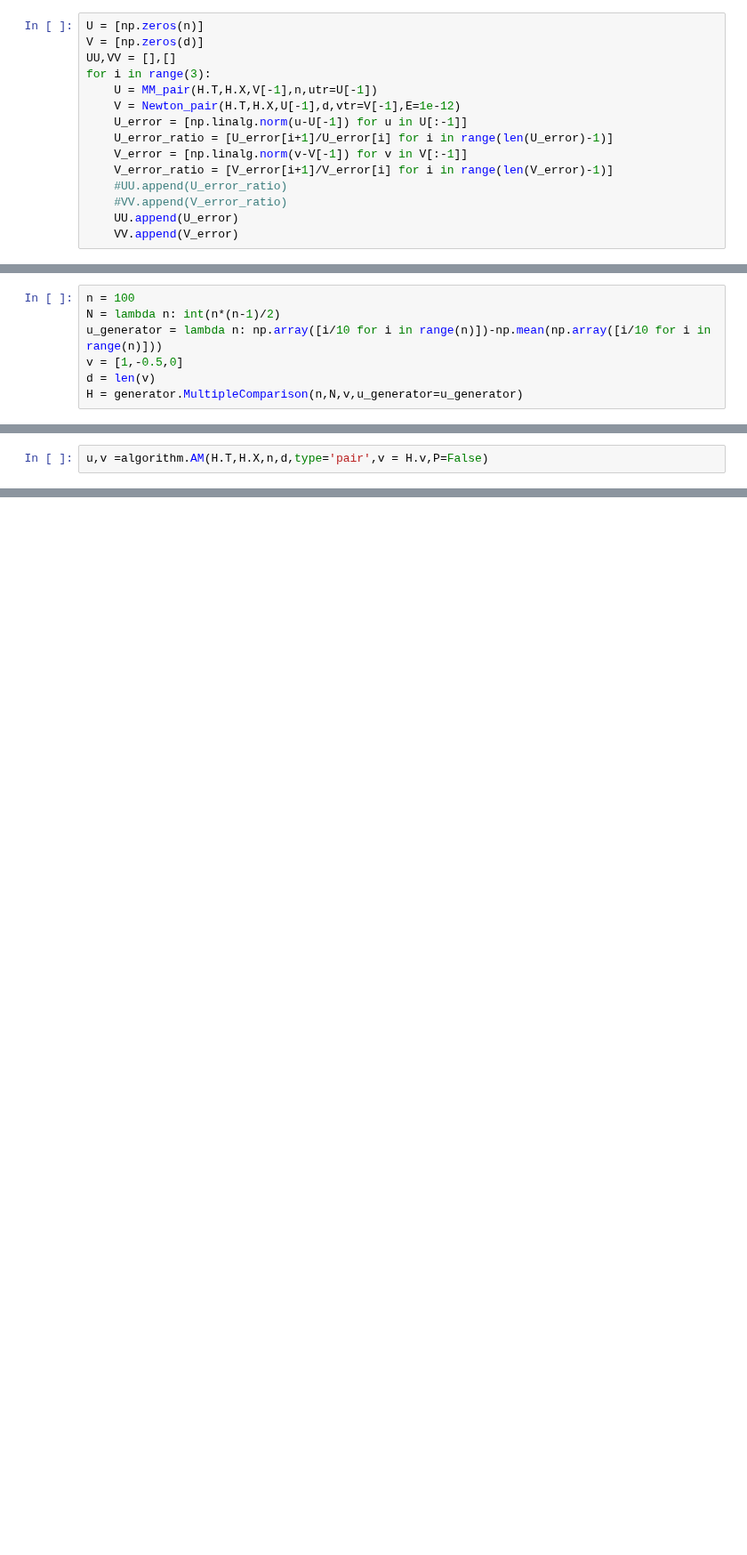
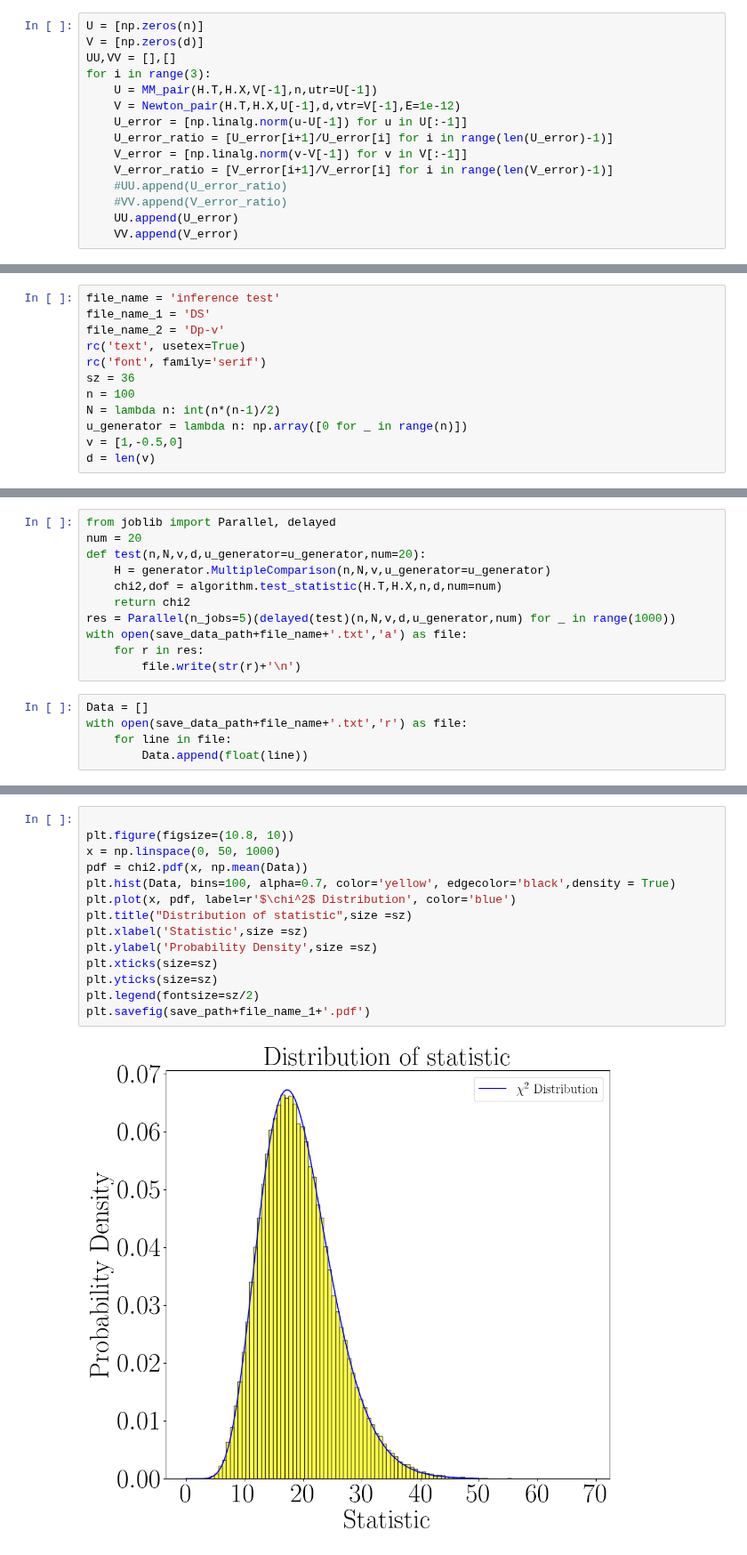
Before and after one commit to PinjunD/Statistical-ranking-with-dynamic-covariate, a Jupyter notebook: illustration.ipynb, the cells around one changed output, grey strips where cells are left out. Shown at 89% size. Cells and saved outputs as stored; diff of their text form; blank space fills up the shorter version.

```diff
--- a/illustration.ipynb
+++ b/illustration.ipynb
@@ -139,7 +139,12 @@ plt.show()
 # %%
+file_name = 'inference test'
+file_name_1 = 'DS'
+file_name_2 = 'Dp-v'
+rc('text', usetex=True)
+rc('font', family='serif')
+sz = 36
 n = 100
 N = lambda n: int(n*(n-1)/2)
-u_generator = lambda n: np.array([i/10 for i in range(n)])-np.mean(np.array([i/10 for i in range(n)]))
+u_generator = lambda n: np.array([0 for _ in range(n)])
 v = [1,-0.5,0]
 d = len(v)
-H = generator.MultipleComparison(n,N,v,u_generator=u_generator)
@@ -148,2 +150,0 @@ complete get edges: Num_Edges=4950, Num_Nodes = 100,m_lower = 2,m_upper = 2
-# %%
-u,v =algorithm.AM(H.T,H.X,n,d,type='pair',v = H.v,P=False)
@@ -161,0 +151,16 @@ Error:
+# %%
+from joblib import Parallel, delayed
+num = 20
+def test(n,N,v,d,u_generator=u_generator,num=20):
+    H = generator.MultipleComparison(n,N,v,u_generator=u_generator)
+    chi2,dof = algorithm.test_statistic(H.T,H.X,n,d,num=num)
+    return chi2
+res = Parallel(n_jobs=5)(delayed(test)(n,N,v,d,u_generator,num) for _ in range(1000))
+with open(save_data_path+file_name+'.txt','a') as file:
+    for r in res:
+        file.write(str(r)+'\n')
+# %%
+Data = []
+with open(save_data_path+file_name+'.txt','r') as file:
+    for line in file:
+        Data.append(float(line))
@@ -161,0 +169,16 @@ Error:
+# %%
+
+plt.figure(figsize=(10.8, 10))
+x = np.linspace(0, 50, 1000)
+pdf = chi2.pdf(x, np.mean(Data))
+plt.hist(Data, bins=100, alpha=0.7, color='yellow', edgecolor='black',density = True)
+plt.plot(x, pdf, label=r'$\chi^2$ Distribution', color='blue')
+plt.title("Distribution of statistic",size =sz)
+plt.xlabel('Statistic',size =sz)
+plt.ylabel('Probability Density',size =sz)
+plt.xticks(size=sz)
+plt.yticks(size=sz)
+plt.legend(fontsize=sz/2)
+plt.savefig(save_path+file_name_1+'.pdf')
+# %% [output]
+[figure, added]
```
Also changed, not shown: parts of 11 cells of this notebook, 13 other files.
